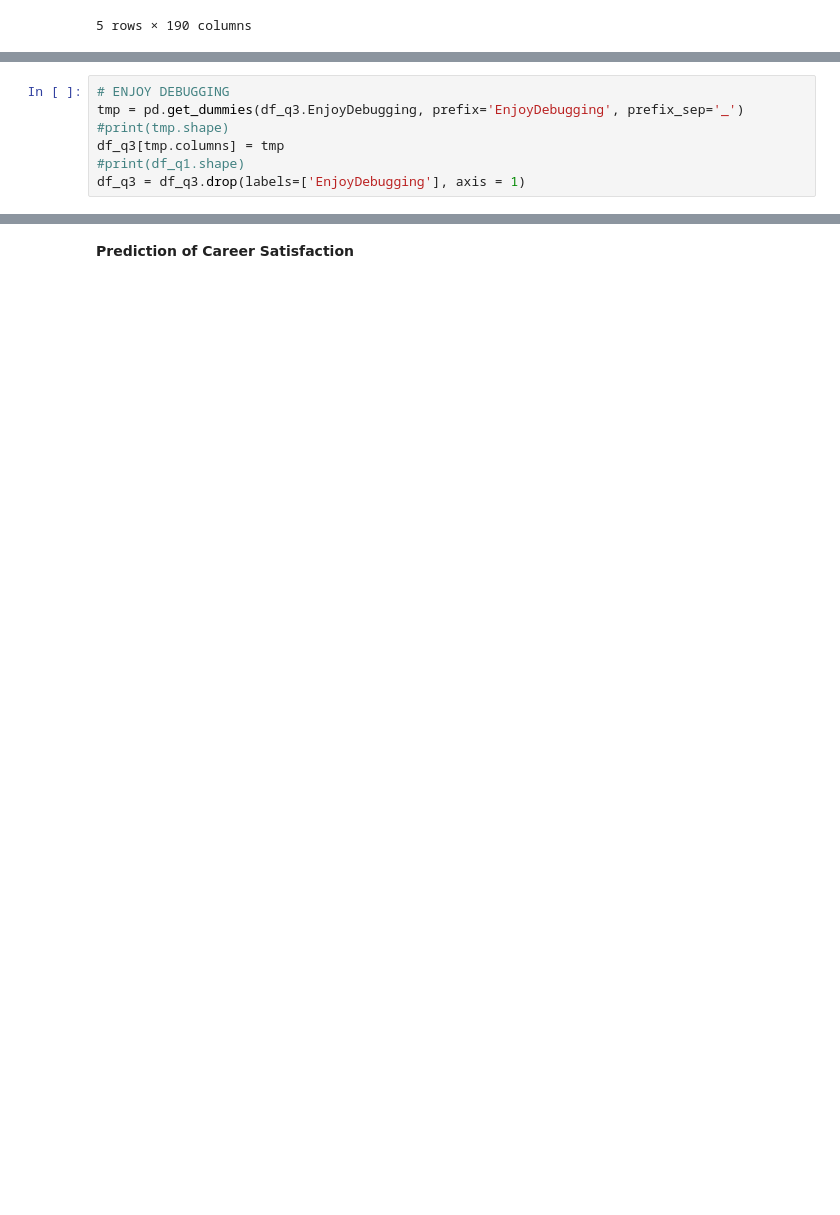
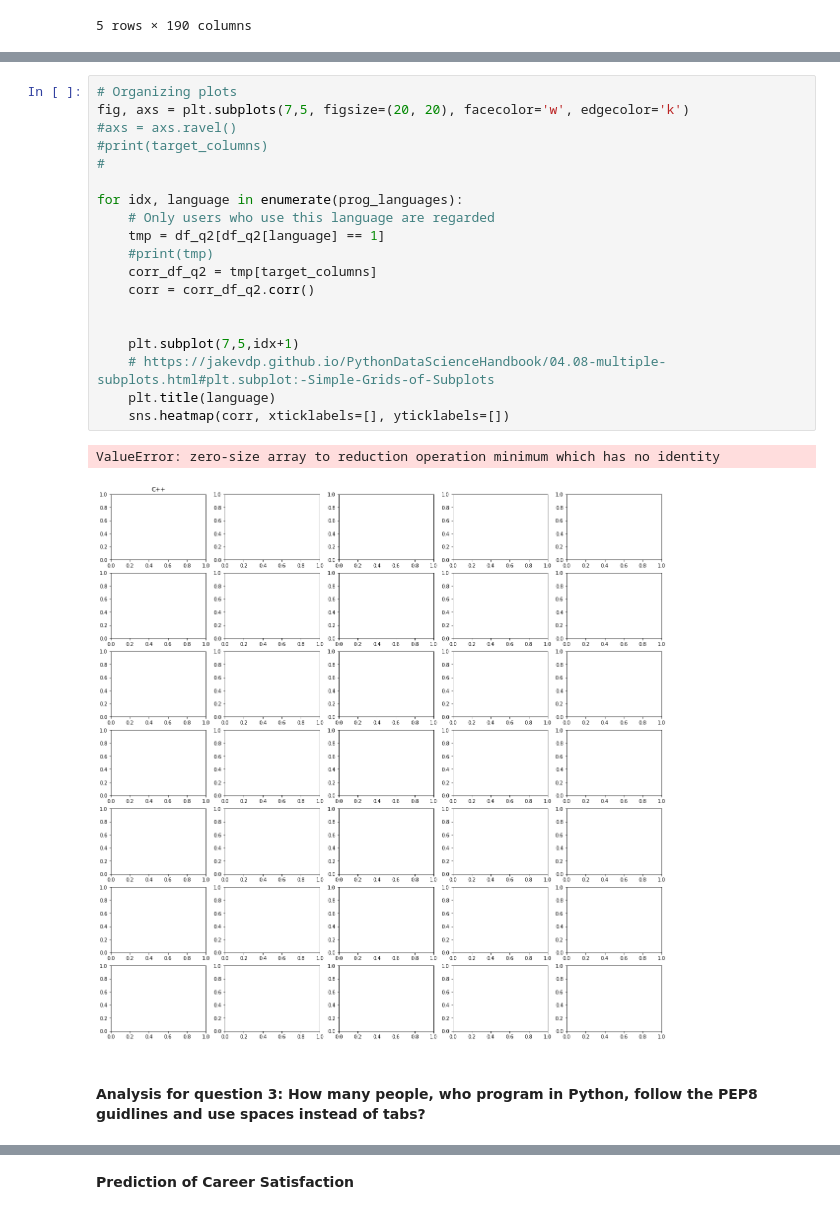
Before and after one commit to einalem1234/nd-proj-DataScienceBlog, a Jupyter notebook: notebooks/Stackoverflow_Survey_2017.ipynb, the cells around one changed output, grey strips where cells are left out. Saved outputs shown, nothing was run; the diff lists cells and outputs as text; blank space fills up the shorter version.

```diff
--- a/notebooks/Stackoverflow_Survey_2017.ipynb
+++ b/notebooks/Stackoverflow_Survey_2017.ipynb
@@ -321,7 +414,0 @@ df_q3 = df_q3.drop(labels=['OtherPeoplesCode'], axis = 1)
-# %%
-# ENJOY DEBUGGING
-tmp = pd.get_dummies(df_q3.EnjoyDebugging, prefix='EnjoyDebugging', prefix_sep='_')
-#print(tmp.shape)
-df_q3[tmp.columns] = tmp
-#print(df_q1.shape)
-df_q3 = df_q3.drop(labels=['EnjoyDebugging'], axis = 1)
@@ -328,2 +481,26 @@ df_q3 = df_q3.drop(labels=['EnjoyDebugging'], axis = 1)
+# %%
+# Organizing plots
+fig, axs = plt.subplots(7,5, figsize=(20, 20), facecolor='w', edgecolor='k')
+#axs = axs.ravel()
+#print(target_columns)
+#
+
+for idx, language in enumerate(prog_languages):
+    # Only users who use this language are regarded
+    tmp = df_q2[df_q2[language] == 1]
+    #print(tmp)
+    corr_df_q2 = tmp[target_columns]
+    corr = corr_df_q2.corr()
+
+
+    plt.subplot(7,5,idx+1)
+    # https://jakevdp.github.io/PythonDataScienceHandbook/04.08-multiple-subplots.html#plt.subplot:-Simple-Grids-of-Subplots
+    plt.title(language)
+    sns.heatmap(corr, xticklabels=[], yticklabels=[])
+# %% [output]
+ValueError: zero-size array to reduction operation minimum which has no identity
+[figure, added]
+# %% [markdown]
+#### Analysis for question 3: How many people, who program in Python, follow the PEP8 guidlines and use spaces instead of tabs?
 # %%
 df_q3.head()
```
Also changed, not shown: parts of 78 cells of this notebook, 2 other files.
